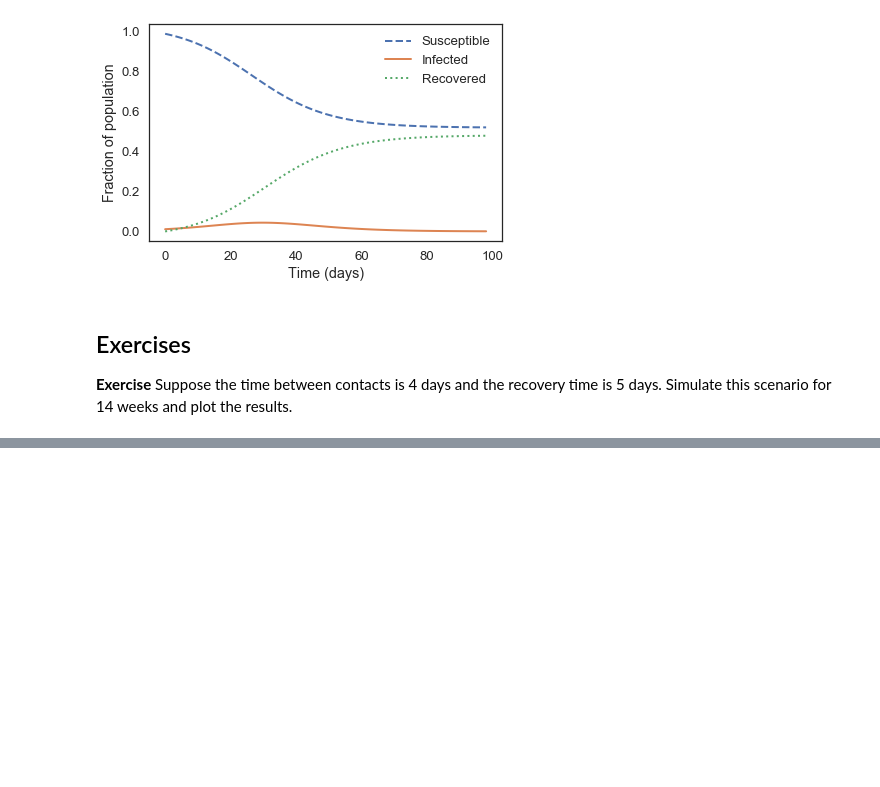
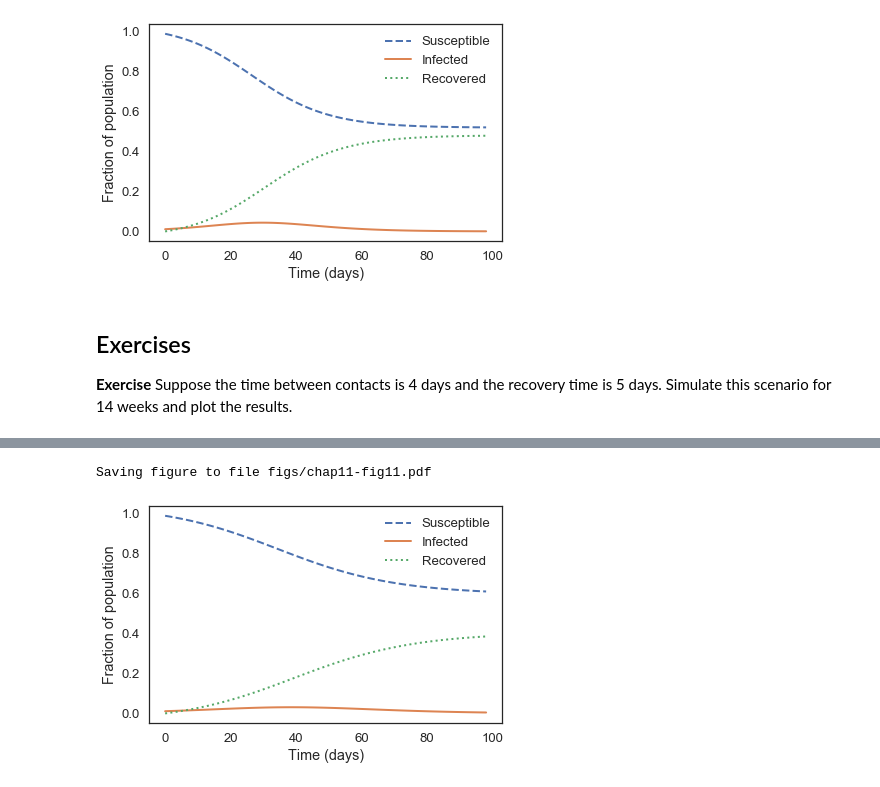
Before and after one commit to ptanofsky/ModSimPy, a Jupyter notebook: notebooks/chap11.ipynb, the cells around one changed output, grey strips where cells are left out. Cells and saved outputs as stored; diff of their text form; code cells hidden in the pictures; blank space fills up the shorter version.

```diff
--- a/notebooks/chap11.ipynb
+++ b/notebooks/chap11.ipynb
@@ -125,7 +125,7 @@ def run_simulation(system, update_func):
 # %% [markdown]
 The result is the state of the system at `t_end`
 # %%
-run_simulation(system, update_func)
+result = run_simulation(system, update_func)
 # %% [output]
 |  | values |
 | S | 0.520568 |
@@ -139,0 +150,13 @@ Hint: what is the change in `S` between the beginning and the end of the simulat
+# %%
+# Solution goes here
+tc = 4      # time between contacts in days
+tr = 5      # recovery time in days
+
+beta = 1 / tc      # contact rate in per day
+gamma = 1 / tr     # recovery rate in per day
+
+system = make_system(beta, gamma)
+
+result = run_simulation(system, update_func)
+
+# Need a clean way to multiply each of the SIR values by the initial total which was 90
@@ -252,0 +293,11 @@ plot_results(results.S, results.I, results.R)
+# %%
+# Solution goes here
+tc = 4    # time between contacts in days
+tr = 5    # recovery time in days
+
+beta = 1 / tc    # contact rate in per day
+gamma = 1 / tr   # recovery rate in per day
+
+system = make_system(beta, gamma)
+results_ex = run_simulation(system, update_func)
+results_ex.head()
@@ -252,0 +311,7 @@ plot_results(results.S, results.I, results.R)
+# %%
+# Plot the results
+plot_results(results_ex.S, results_ex.I, results_ex.R)
+savefig('figs/chap11-fig11.pdf')
+# %% [output]
+Saving figure to file figs/chap11-fig11.pdf
+[figure, added]
```
Also changed, not shown: parts of 11 cells of this notebook, 3 other files.
